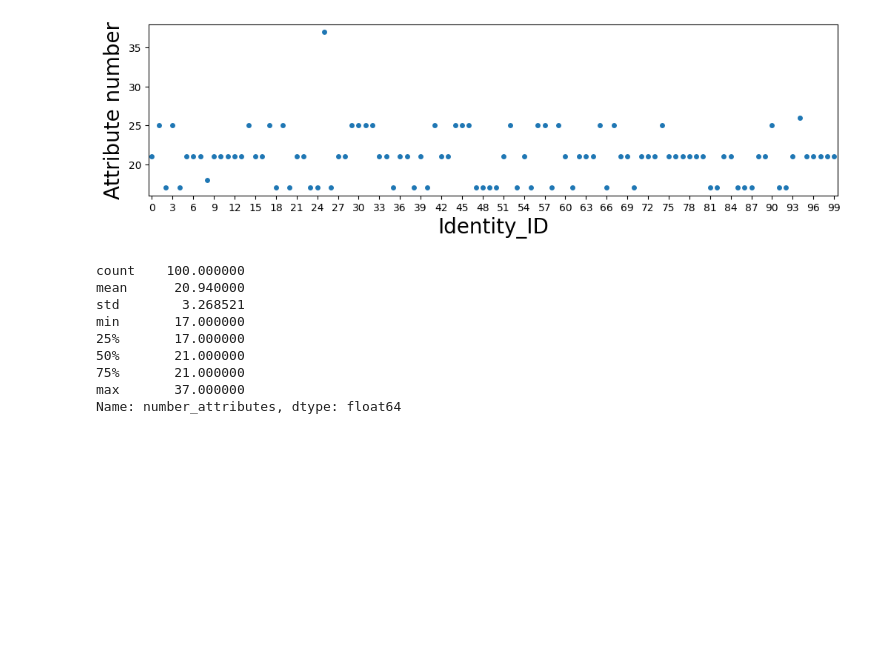
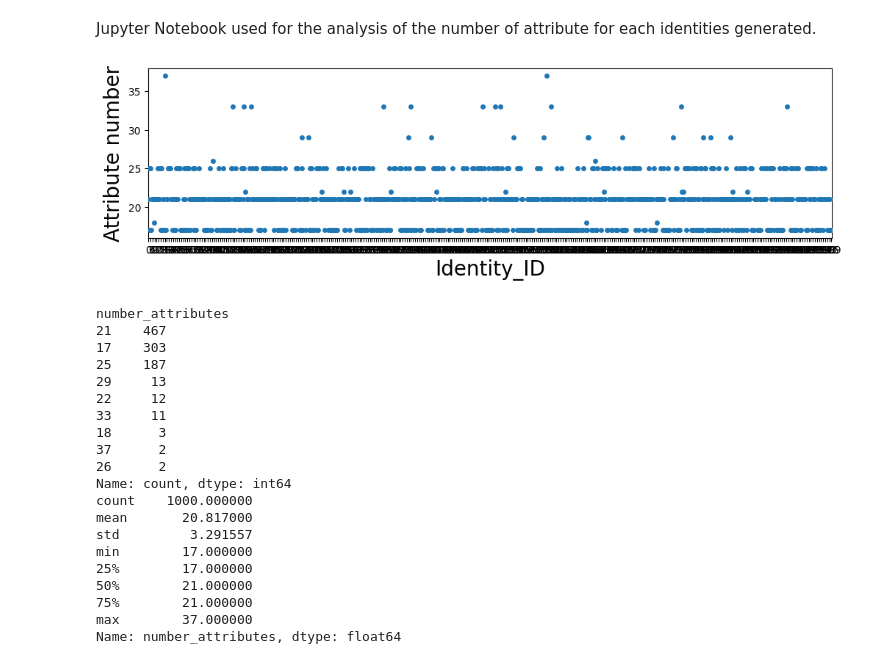
Before and after one commit to Matathiasq13824/Master-Thesis-BBS-Analysis, a Jupyter notebook: python/pre_analysis.ipynb, the cells around one changed output. Saved outputs shown, nothing was run; the diff lists cells and outputs as text; code cells hidden in the pictures; blank space fills up the shorter version.

```diff
--- a/python/pre_analysis.ipynb
+++ b/python/pre_analysis.ipynb
@@ -1,3 +1,5 @@
+# %% [markdown]
+Jupyter Notebook used for the analysis of the number of attribute for each identities generated.
 # %%
 %load_ext autoreload
 %autoreload 2
@@ -16,28 +10,45 @@ from sklearn import metrics
 # %%
-name = "../library_test/credentials/identity_attributes_driving_license.csv"
+# Please change name to the path to the file containing the attribute if necessary
+name = "../typescript/credentials/identity_attributes_driving_license.csv"
+# If only a subset of the identitiy must be used.
+size_evaluation = 1000
 
-df = pd.read_csv(name).iloc[:100]
+
+df = pd.read_csv(name).iloc[:size_evaluation]
 df["JSON information"] = df["JSON information"].apply(lambda x: json.loads(x))
 df["number_attributes"]= 12+df["Number of general additional informations"]+3*df["Number of categories"]+df["Number of additional inforations of each categories"].apply(lambda x: sum(map(int, x.split(','))))
 # %%
+# First Plot presenting the repartition of the number of attributes
 plt.figure(figsize=(12, 3))
 strip = sns.stripplot(x=df["Personal Number"], y=df["number_attributes"])
-strip.set_xticks(range(0,100,3))
-
-# Set the labels with the desired font size
+strip.set_xticks(range(0,size_evaluation,3))
 strip.set_xlabel("Identity_ID", fontsize=20)
 strip.set_ylabel("Attribute number", fontsize=20)
+plt.show()
 
-plt.show()
+# Recovery of the average and variance of the attributes,
+# with the count of the number of identities for each number of attributes
+print(df["number_attributes"].value_counts())
 print(df["number_attributes"].describe())
 # %% [output]
-[figure, old version]
+[figure, new version]
-count    100.000000
-mean      20.940000
-std        3.268521
-min       17.000000
-25%       17.000000
-50%       21.000000
-75%       21.000000
-max       37.000000
+number_attributes
+21    467
+17    303
+25    187
+29     13
+22     12
+33     11
+18      3
+37      2
+26      2
+Name: count, dtype: int64
+count    1000.000000
+mean       20.817000
+std         3.291557
+min        17.000000
+25%        17.000000
+50%        21.000000
+75%        21.000000
+max        37.000000
 Name: number_attributes, dtype: float64
```
Also changed, not shown: parts of 4 cells of this notebook, 16 other files.
